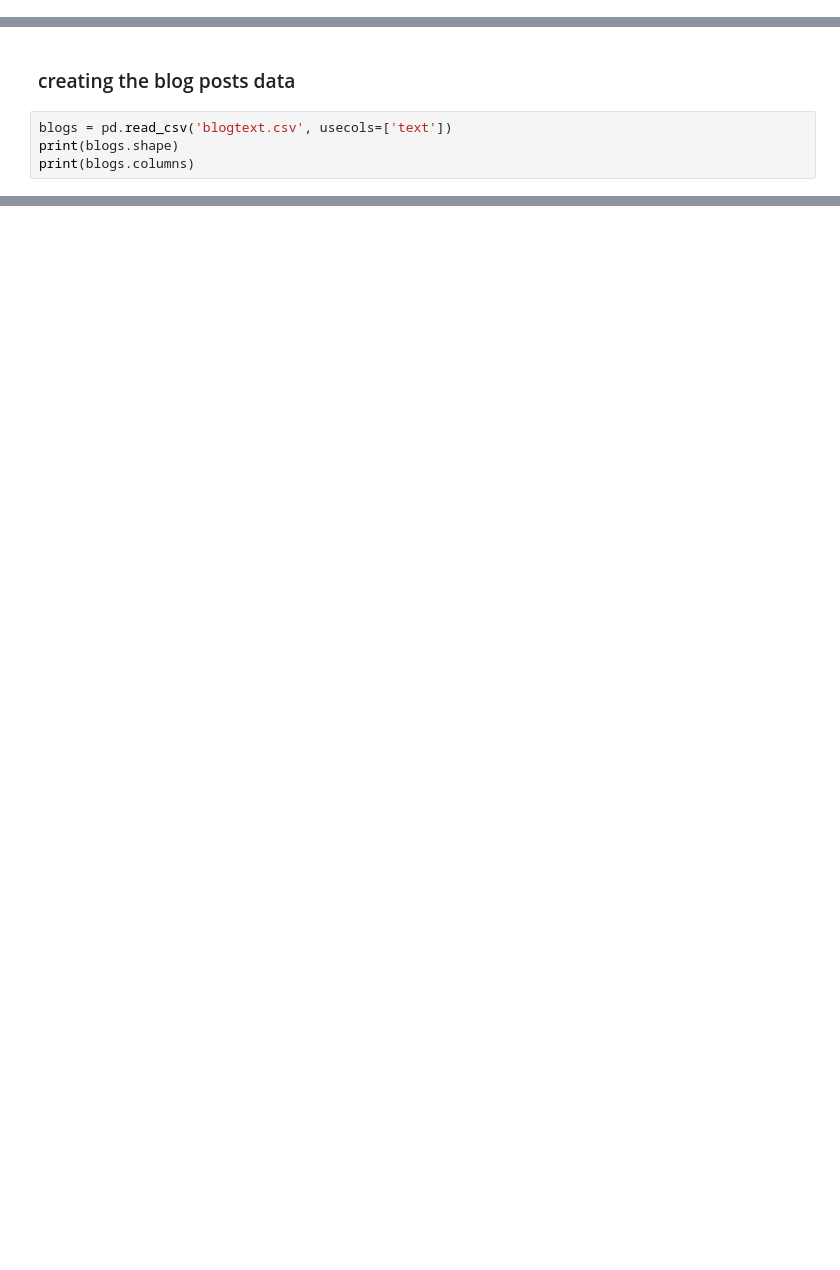
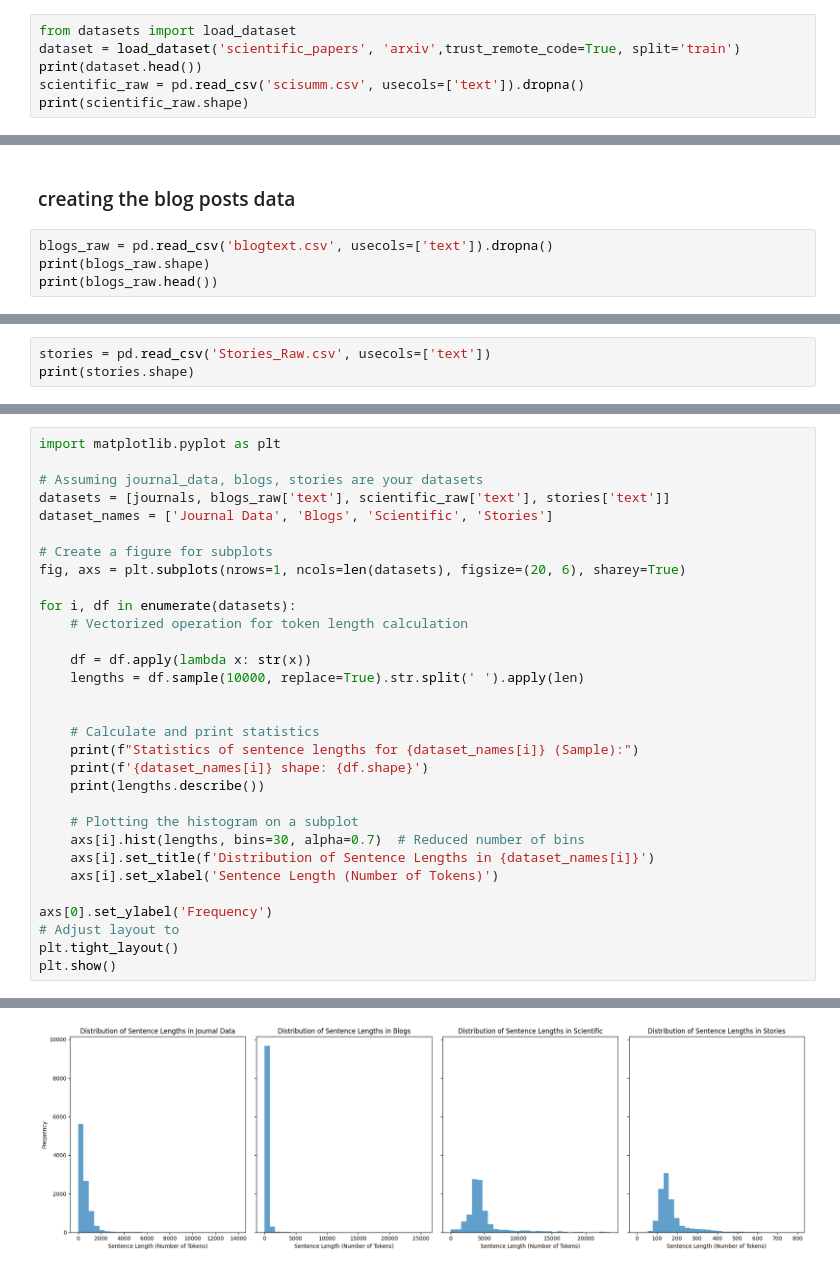
Before and after one commit to curranmaguire/ResearchProject, a Jupyter notebook: Data/DataAnalysis.ipynb, the cells around one changed output, grey strips where cells are left out. Cells and saved outputs as stored; diff of their text form; blank space fills up the shorter version.

```diff
--- a/Data/DataAnalysis.ipynb
+++ b/Data/DataAnalysis.ipynb
@@ -29,0 +36,6 @@ print(len(raw['text'][0]))
+# %%
+from datasets import load_dataset
+dataset = load_dataset('scientific_papers', 'arxiv',trust_remote_code=True, split='train')
+print(dataset.head())
+scientific_raw = pd.read_csv('scisumm.csv', usecols=['text']).dropna()
+print(scientific_raw.shape)
@@ -30,8 +64,8 @@ print(len(raw['text'][0]))
 # %% [markdown]
 ### creating the blog posts data
 # %%
-blogs = pd.read_csv('blogtext.csv', usecols=['text'])
-print(blogs.shape)
-print(blogs.columns)
+blogs_raw = pd.read_csv('blogtext.csv', usecols=['text']).dropna()
+print(blogs_raw.shape)
+print(blogs_raw.head())
 # %% [output]
 (681284, 1)
@@ -42,0 +80,3 @@ print(blogs['text'][4])
+# %%
+stories = pd.read_csv('Stories_Raw.csv', usecols=['text'])
+print(stories.shape)
@@ -42,0 +95,32 @@ print(blogs['text'][4])
+# %%
+import matplotlib.pyplot as plt
+
+# Assuming journal_data, blogs, stories are your datasets
+datasets = [journals, blogs_raw['text'], scientific_raw['text'], stories['text']]
+dataset_names = ['Journal Data', 'Blogs', 'Scientific', 'Stories']
+
+# Create a figure for subplots
+fig, axs = plt.subplots(nrows=1, ncols=len(datasets), figsize=(20, 6), sharey=True)
+
+for i, df in enumerate(datasets):
+    # Vectorized operation for token length calculation
+
+    df = df.apply(lambda x: str(x))
+    lengths = df.sample(10000, replace=True).str.split(' ').apply(len)
+
+
+    # Calculate and print statistics
+    print(f"Statistics of sentence lengths for {dataset_names[i]} (Sample):")
+    print(f'{dataset_names[i]} shape: {df.shape}')
+    print(lengths.describe())
+
+    # Plotting the histogram on a subplot
+    axs[i].hist(lengths, bins=30, alpha=0.7)  # Reduced number of bins
+    axs[i].set_title(f'Distribution of Sentence Lengths in {dataset_names[i]}')
+    axs[i].set_xlabel('Sentence Length (Number of Tokens)')
+
+axs[0].set_ylabel('Frequency')
+# Adjust layout to
+plt.tight_layout()
+plt.show()
+# %% [output]
@@ -42,0 +144 @@ print(blogs['text'][4])
+[figure, added]
```
Also changed, not shown: parts of 20 cells of this notebook.
